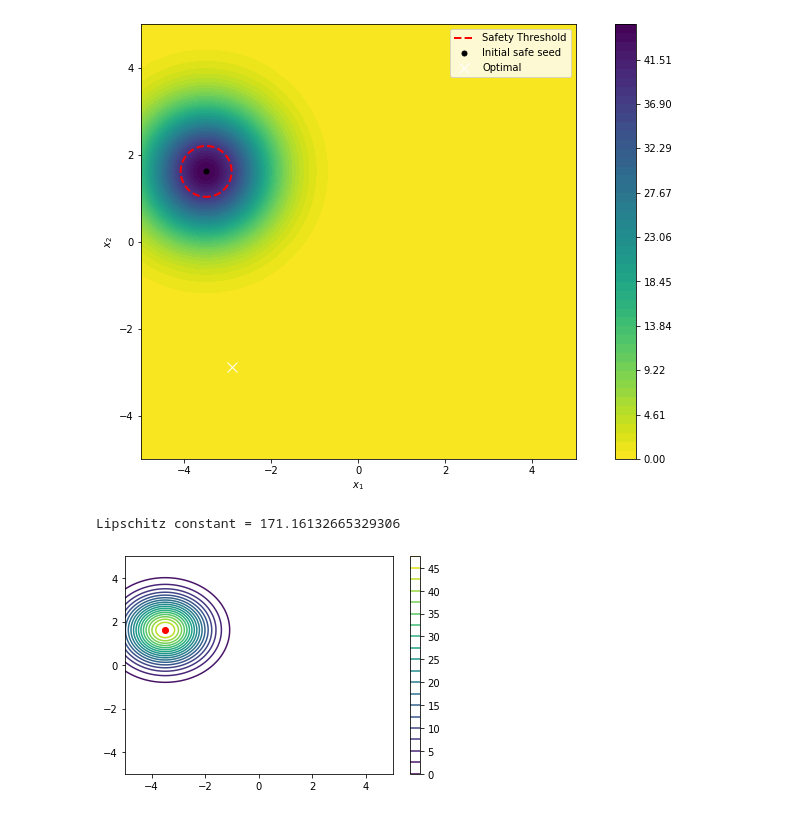
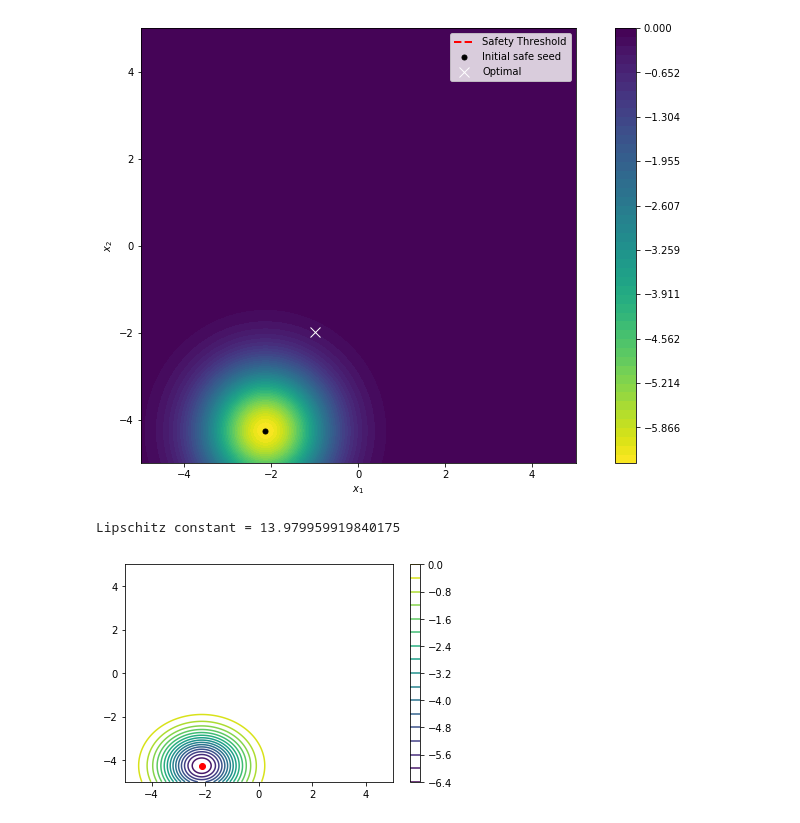
Before and after one commit to MLopez-Ibanez/safeopt_test, a Jupyter notebook: safeopt-sphere.ipynb, the cells around one changed output. Cells and saved outputs as stored; diff of their text form; code cells hidden in the pictures.

```diff
--- a/safeopt-sphere.ipynb
+++ b/safeopt-sphere.ipynb
@@ -7,7 +7,7 @@ from itertools import chain
 from scipy.spatial.distance import cdist
 import scipy as sp
 import GPy
-import safeopt
+from safeopt.gp_opt import SafeOpt
 from SafeProblem import Problem
 
 import matplotlib.pyplot as plt
@@ -93,6 +93,9 @@ def rastrigin(x):
 
 safe_sphere = Problem(fun = sphere, name = "sphere_2D_P75", bounds = [(-5., 5.),(-5., 5.)], percentile = 0.75,
                      default_safe_seeds = [18643, 118129,  18766, 101797,  64078,  63071, 108293,  19281,  29693, 125759])
+safe_sphere_broken = Problem(fun = sphere_broken, name = "sphere_broken_2D_P75", bounds = [(-5., 5.),(-5., 5.)], percentile = 0.75,
+                     default_safe_seeds = [18643, 118129,  18766, 101797,  64078,  63071, 108293,  19281,  29693, 125759])
+
 #safe_sphere = Problem(fun = sphere, bounds = [(-5., 5.),(-8., 2.)], percentile = 0.75,
 #                     default_safe_seeds = [86225, 199784,  86241, 180581, 137070, 136068, 188095,  86672,  96619, 209639])
 #safe_rosenbrok = Problem(fun = rosenbrock, bounds = [(-3., 3.),(-3.,3.)], percentile = 0.5)
@@ -107,7 +110,7 @@ safe_styblinski_tank = Problem(fun = styblinski_tank, name = "styblinski_tank_2D
                          # FIXME: wrong seeds
  #                    default_safe_seeds = [165075, 42816, 77349, 209392,  80908, 206882, 211877, 52323, 177916, 193179])
 
-
 fun = safe_styblinski_tank
+fun = safe_sphere_broken
 # %% [output]
 Safe Threshold (0.75) = 92.01246179734218
@@ -163,37 +167,37 @@ def run_safeopt(opt, fun, iterations, plot=False):
         opt.add_new_data_point(x_next, y_meas)
         print(f'evals={opt.t}\tx_next={x_next}\ty={y_meas}\tsafe={y_meas >= opt.fmin}')
         if plot: opt.plot(500)
 
 def safeopt_stats(opt, fun):
     emax = opt.get_maximum()
     print(f'Estimated maximum = {emax} true_y = {fun(emax[0])}')
     print(f'Max found: {np.max(opt.y)}')
     print(f'Number of failures: {np.sum(opt.y < opt.fmin)} ({fun.n_unsafe})')
 
 # Measurement noise, I will add the variance soon
 noise_var = 0
 # Define Kernel (2-dimensional RBF kernel)
 kernel = GPy.kern.RBF(input_dim=fun.xdim, ARD=True)
 #kernel = GPy.kern.Matern52(fun.xdim,ARD=True)
 # The statistical model of our objective function
 gp = GPy.models.GPRegression(x_safe_seed, y_safe_seed, kernel=kernel, noise_var=noise_var)
 # The optimization routine
 # FIXME: Why beta = 1.96 ?
 mean, var = gp.predict_noiseless(fun.x_matrix)
 fig, ax, legend = plot_function(fun.x_1, fun.x_2, mean, fun.safe_threshold)
 fig, ax, legend = plot_safe_seed(x_safe_seed, fig, ax, legend)
 plot_optimal(x_opt, fig, ax, legend)
 plt.show()
-opt = safeopt.SafeOpt(gp, parameter_set=fun.x_matrix, fmin=fun.safe_threshold, lipschitz=fun.lipschitz, beta = 2, threshold=0)
+opt = SafeOpt(gp, parameter_set=fun.x_matrix, fmin=fun.safe_threshold, lipschitz=fun.lipschitz, beta = 2, threshold=0)
 # here, use lipschitz=None for modified safeopt
 #opt = safeopt.SafeOpt(gp, parameter_set=fun.x_matrix, fmin=fun.safe_threshold, lipschitz=None, beta = 2, threshold=0)
 #opt = safeopt.SafeOpt(gp, parameter_set=fun.x_matrix, fmin=[fun.safe_threshold], lipschitz=None, beta = 1.96)
 # Plot initial safe seed
 opt.plot(500)
 # %% [output]
-[figure, old version]
+[figure, new version]
-Lipschitz constant = 171.16132665329306
+Lipschitz constant = 13.979959919840175
-[figure, old version]
+[figure, new version]
 # %%
 # do 10 iterations
 run_safeopt(opt, fun, 10, plot=True)
```
Also changed, not shown: parts of 9 cells of this notebook, 2 other files.
